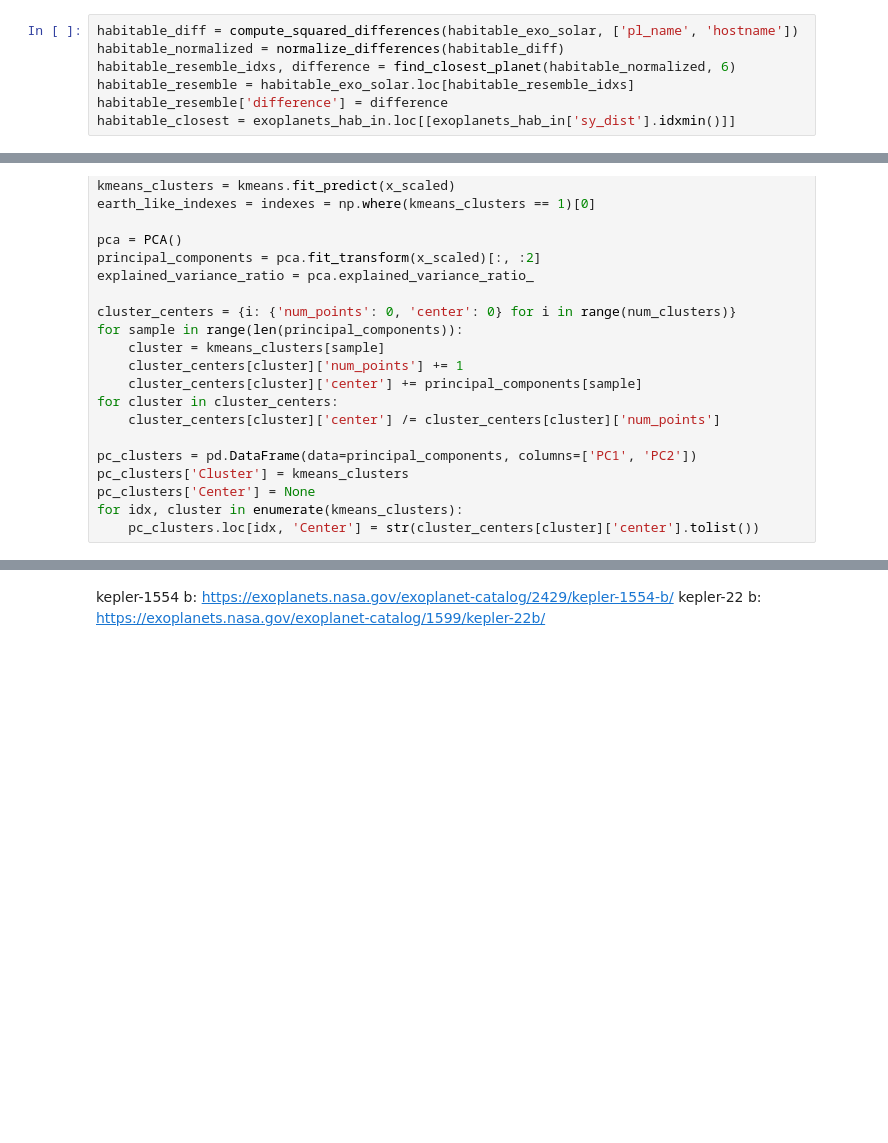
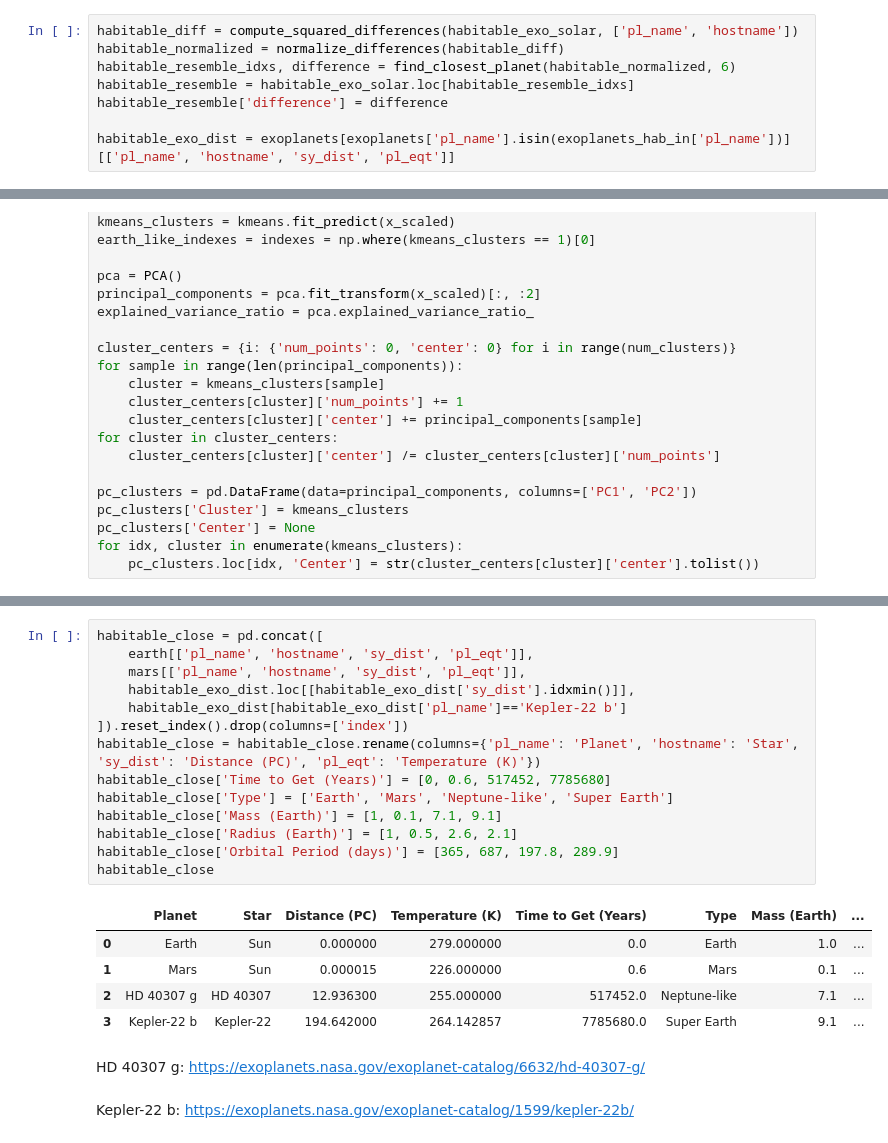
Before and after one commit to ztsv-av/mads_data_visualization, a Jupyter notebook: main.ipynb, the cells around one changed output, grey strips where cells are left out. Cells and saved outputs as stored; diff of their text form; blank space fills up the shorter version.

```diff
--- a/main.ipynb
+++ b/main.ipynb
@@ -657,4 +692,5 @@ habitable_normalized = normalize_differences(habitable_diff)
 habitable_resemble_idxs, difference = find_closest_planet(habitable_normalized, 6)
 habitable_resemble = habitable_exo_solar.loc[habitable_resemble_idxs]
 habitable_resemble['difference'] = difference
-habitable_closest = exoplanets_hab_in.loc[[exoplanets_hab_in['sy_dist'].idxmin()]]
+
+habitable_exo_dist = exoplanets[exoplanets['pl_name'].isin(exoplanets_hab_in['pl_name'])][['pl_name', 'hostname', 'sy_dist', 'pl_eqt']]
@@ -843,3 +859,24 @@ plt.show()
+# %%
+habitable_close = pd.concat([
+    earth[['pl_name', 'hostname', 'sy_dist', 'pl_eqt']],
+    mars[['pl_name', 'hostname', 'sy_dist', 'pl_eqt']],
+    habitable_exo_dist.loc[[habitable_exo_dist['sy_dist'].idxmin()]],
+    habitable_exo_dist[habitable_exo_dist['pl_name']=='Kepler-22 b']
+]).reset_index().drop(columns=['index'])
+habitable_close = habitable_close.rename(columns={'pl_name': 'Planet', 'hostname': 'Star', 'sy_dist': 'Distance (PC)', 'pl_eqt': 'Temperature (K)'})
+habitable_close['Time to Get (Years)'] = [0, 0.6, 517452, 7785680]
+habitable_close['Type'] = ['Earth', 'Mars', 'Neptune-like', 'Super Earth']
+habitable_close['Mass (Earth)'] = [1, 0.1, 7.1, 9.1]
+habitable_close['Radius (Earth)'] = [1, 0.5, 2.6, 2.1]
+habitable_close['Orbital Period (days)'] = [365, 687, 197.8, 289.9]
+habitable_close
+# %% [output]
+|  | Planet | Star | Distance (PC) | Temperature (K) | Time to Get (Years) | Type | Mass (Earth) | ... |
+| 0 | Earth | Sun | 0.000000 | 279.000000 | 0.0 | Earth | 1.0 | ... |
+| 1 | Mars | Sun | 0.000015 | 226.000000 | 0.6 | Mars | 0.1 | ... |
+| 2 | HD 40307 g | HD 40307 | 12.936300 | 255.000000 | 517452.0 | Neptune-like | 7.1 | ... |
+| 3 | Kepler-22 b | Kepler-22 | 194.642000 | 264.142857 | 7785680.0 | Super Earth | 9.1 | ... |
+# %% [markdown]
+HD 40307 g: https://exoplanets.nasa.gov/exoplanet-catalog/6632/hd-40307-g/
 # %% [markdown]
-kepler-1554 b: https://exoplanets.nasa.gov/exoplanet-catalog/2429/kepler-1554-b/
-kepler-22 b: https://exoplanets.nasa.gov/exoplanet-catalog/1599/kepler-22b/
+Kepler-22 b: https://exoplanets.nasa.gov/exoplanet-catalog/1599/kepler-22b/
```
Also changed, not shown: parts of 13 cells of this notebook, 2 other files.
